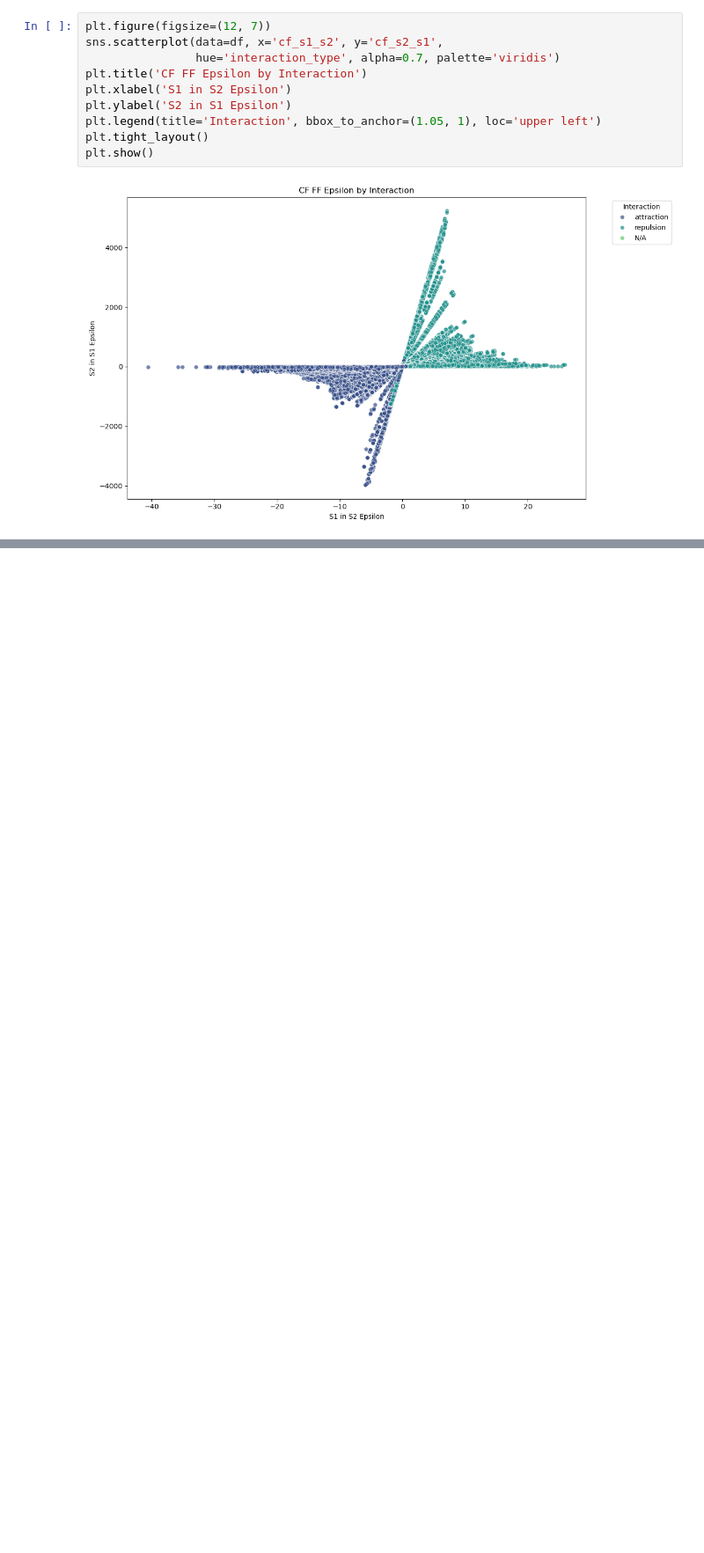
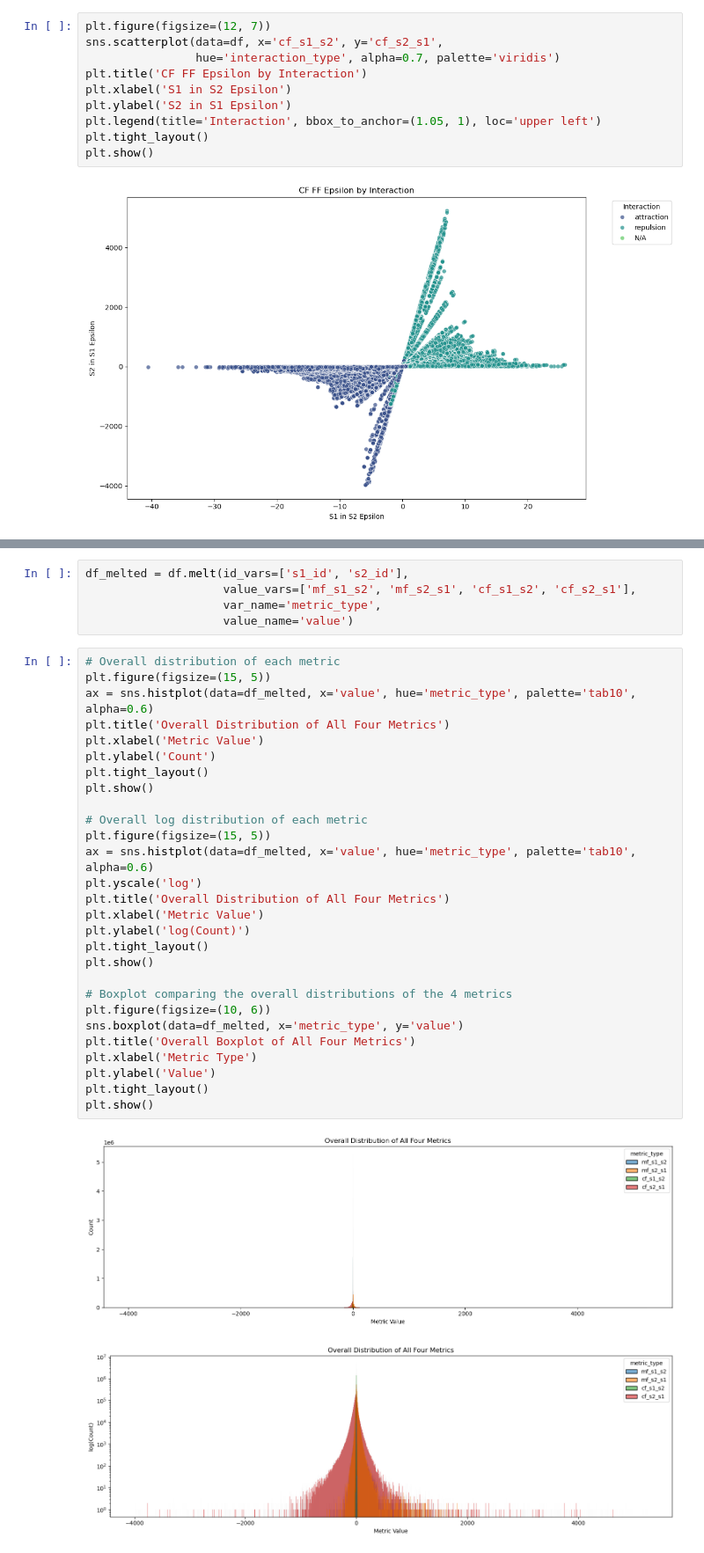
Before and after one commit to FilyCode/ProteinProteinInteractions_Finches-filtering_AF3-prediction, a Jupyter notebook: finches-results-analysis.ipynb, the cells around one changed output, grey strips where cells are left out. Shown at 88% size. Cells and saved outputs as stored; diff of their text form; blank space fills up the shorter version.

```diff
--- a/finches-results-analysis.ipynb
+++ b/finches-results-analysis.ipynb
@@ -60,0 +106,36 @@ plt.show()
+# %%
+df_melted = df.melt(id_vars=['s1_id', 's2_id'],
+                    value_vars=['mf_s1_s2', 'mf_s2_s1', 'cf_s1_s2', 'cf_s2_s1'],
+                    var_name='metric_type',
+                    value_name='value')
+# %%
+# Overall distribution of each metric
+plt.figure(figsize=(15, 5))
+ax = sns.histplot(data=df_melted, x='value', hue='metric_type', palette='tab10', alpha=0.6)
+plt.title('Overall Distribution of All Four Metrics')
+plt.xlabel('Metric Value')
+plt.ylabel('Count')
+plt.tight_layout()
+plt.show()
+
+# Overall log distribution of each metric
+plt.figure(figsize=(15, 5))
+ax = sns.histplot(data=df_melted, x='value', hue='metric_type', palette='tab10', alpha=0.6)
+plt.yscale('log')
+plt.title('Overall Distribution of All Four Metrics')
+plt.xlabel('Metric Value')
+plt.ylabel('log(Count)')
+plt.tight_layout()
+plt.show()
+
+# Boxplot comparing the overall distributions of the 4 metrics
+plt.figure(figsize=(10, 6))
+sns.boxplot(data=df_melted, x='metric_type', y='value')
+plt.title('Overall Boxplot of All Four Metrics')
+plt.xlabel('Metric Type')
+plt.ylabel('Value')
+plt.tight_layout()
+plt.show()
+# %% [output]
+[figure, added]
+[figure, added]
```
Also changed, not shown: parts of 7 cells of this notebook, 9 other files.
